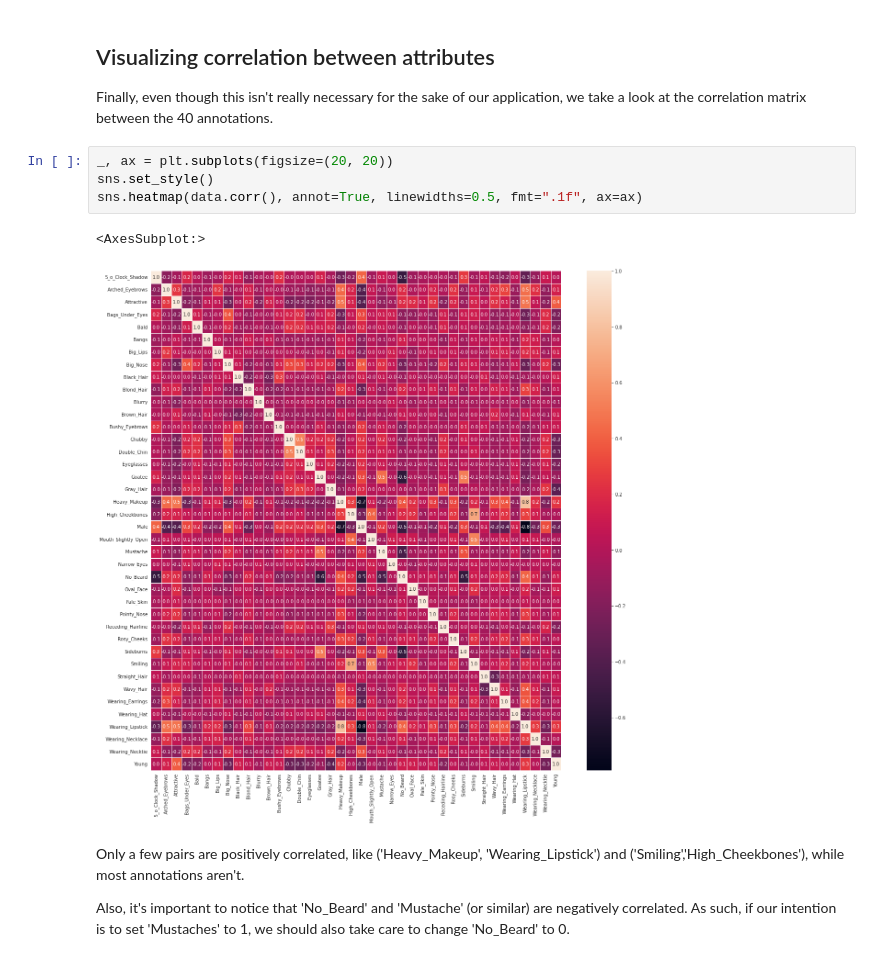
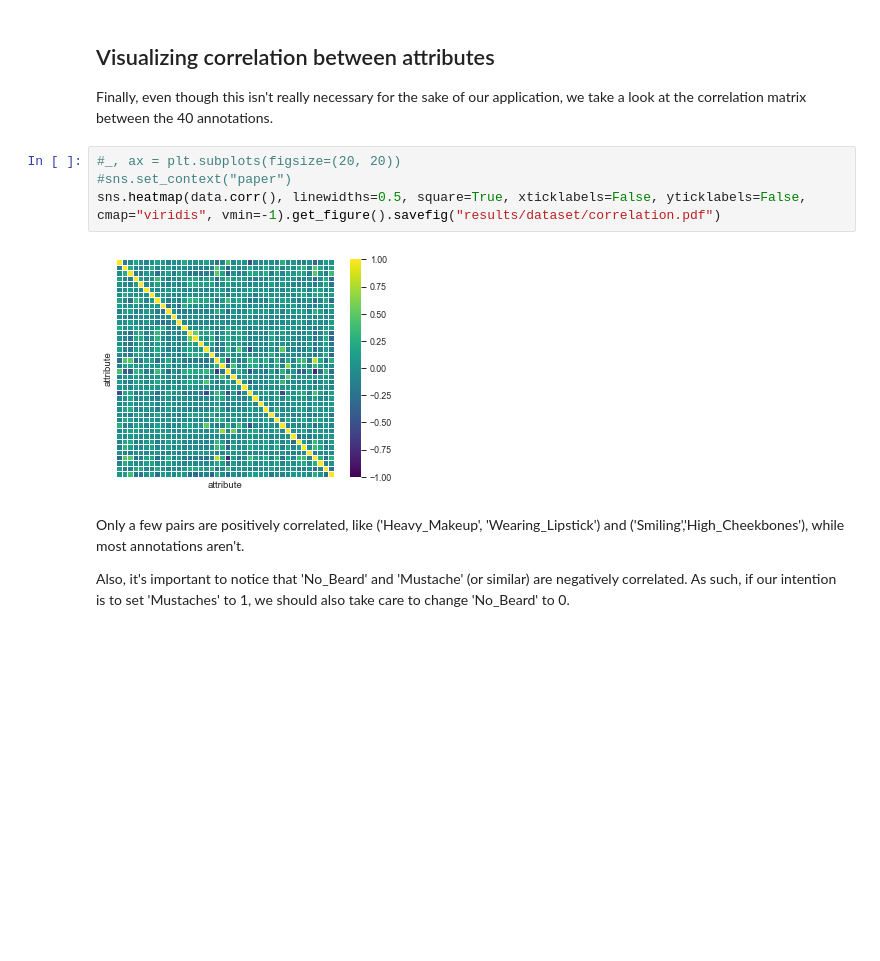
Before and after one commit to DarthReca/mlinapp-project, a Jupyter notebook: 0_Exploratory_Data_Analysis.ipynb, the cells around one changed output. Cells and saved outputs as stored; diff of their text form; blank space fills up the shorter version.

```diff
--- a/0_Exploratory_Data_Analysis.ipynb
+++ b/0_Exploratory_Data_Analysis.ipynb
@@ -84,12 +84,11 @@ As such, either of those could very well be chosen as our target domain, while t
 
 Finally, even though this isn't really necessary for the sake of our application, we take a look at the correlation matrix between the 40 annotations.
 # %%
-_, ax = plt.subplots(figsize=(20, 20))
-sns.set_style()
-sns.heatmap(data.corr(), annot=True, linewidths=0.5, fmt=".1f", ax=ax)
+#_, ax = plt.subplots(figsize=(20, 20))
+#sns.set_context("paper")
+sns.heatmap(data.corr(), linewidths=0.5, square=True, xticklabels=False, yticklabels=False,  cmap="viridis", vmin=-1).get_figure().savefig("results/dataset/correlation.pdf")
 # %% [output]
-<AxesSubplot:>
-[figure, old version]
+[figure, new version]
 # %% [markdown]
 Only a few pairs are positively correlated, like ('Heavy_Makeup', 'Wearing_Lipstick') and ('Smiling','High_Cheekbones'), while most annotations aren't.
 
```
Also changed, not shown: parts of 2 cells of this notebook, 16 other files.
